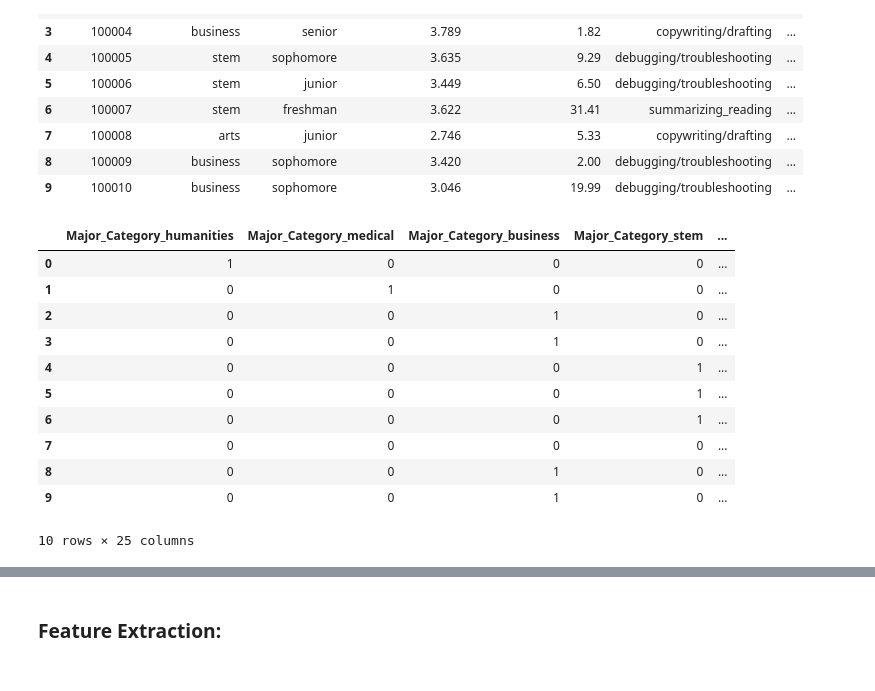
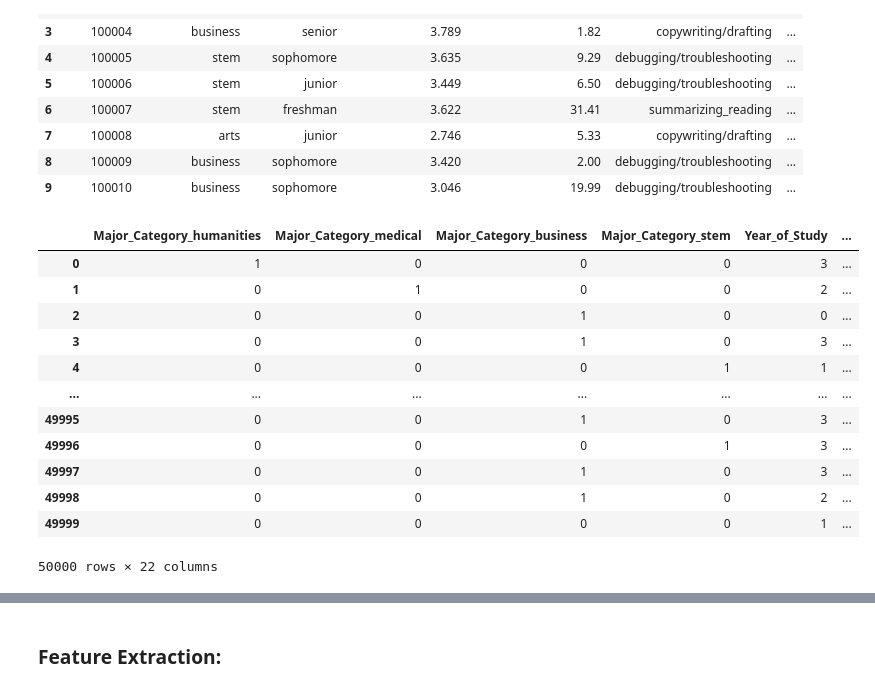
Before and after one commit to Erfan-Taherirani/Applied-ML-Lab, a Jupyter notebook: core_ml/regression/impact_of_ai_on_students/src/GPA_change_analysis.ipynb, the cells around one changed output, grey strips where cells are left out. Saved outputs shown, nothing was run; the diff lists cells and outputs as text; code cells hidden in the pictures.

```diff
--- a/core_ml/regression/impact_of_ai_on_students/src/GPA_change_analysis.ipynb
+++ b/core_ml/regression/impact_of_ai_on_students/src/GPA_change_analysis.ipynb
@@ -611,43 +614,49 @@ mapping = [
     {
         "col": "Prompt_Engineering_Skill",
         "mapping":{
             "beginner": 0,
             "intermediate": 1,
             "advanced": 2
 		}
 	},
     {
         "col": "Burnout_Risk_Level",
         "mapping": {
             "low": 0,
             "medium": 1,
             "high": 2
 		}
 	}
 ]
 
 encoder = Pipeline(
     steps=[
         ("one_hot", ce.OneHotEncoder(cols=oh_encoding_cols, use_cat_names=True)),
         ("ordinal_1", ce.OrdinalEncoder(mapping=mapping, cols=ordinal_cols))
 	]
 )
 features_encoded = pd.DataFrame(
     data=encoder.fit_transform(X),
     columns=encoder.get_feature_names_out()
 )
 
-features_encoded.head(10)
+# droping the non-informative column in the one-hot encoded features (one is non-informative in each)
+non_informative_features = ["Major_Category_arts", "Primary_Use_Case_direct_answer_generation", "Institutional_Policy_actively_encouraged"]
+informative_features = [feature for feature in features_encoded.columns if feature not in non_informative_features]
+features_encoded = features_encoded[informative_features]
+
+features_encoded
 # %% [output]
-|  | Major_Category_humanities | Major_Category_medical | Major_Category_business | Major_Category_stem | ... |
-| 0 | 1 | 0 | 0 | 0 | ... |
-| 1 | 0 | 1 | 0 | 0 | ... |
-| 2 | 0 | 0 | 1 | 0 | ... |
-| 3 | 0 | 0 | 1 | 0 | ... |
-| 4 | 0 | 0 | 0 | 1 | ... |
-| 5 | 0 | 0 | 0 | 1 | ... |
-| 6 | 0 | 0 | 0 | 1 | ... |
-| 7 | 0 | 0 | 0 | 0 | ... |
-| 8 | 0 | 0 | 1 | 0 | ... |
-| 9 | 0 | 0 | 1 | 0 | ... |
+|  | Major_Category_humanities | Major_Category_medical | Major_Category_business | Major_Category_stem | Year_of_Study | ... |
+| 0 | 1 | 0 | 0 | 0 | 3 | ... |
+| 1 | 0 | 1 | 0 | 0 | 2 | ... |
+| 2 | 0 | 0 | 1 | 0 | 0 | ... |
+| 3 | 0 | 0 | 1 | 0 | 3 | ... |
+| 4 | 0 | 0 | 0 | 1 | 1 | ... |
+| ... | ... | ... | ... | ... | ... | ... |
+| 49995 | 0 | 0 | 1 | 0 | 3 | ... |
+| 49996 | 0 | 0 | 0 | 1 | 3 | ... |
+| 49997 | 0 | 0 | 1 | 0 | 3 | ... |
+| 49998 | 0 | 0 | 1 | 0 | 2 | ... |
+| 49999 | 0 | 0 | 0 | 0 | 1 | ... |
-10 rows × 25 columns
+50000 rows × 22 columns
```
Also changed, not shown: parts of 30 cells of this notebook, 1 other file.
